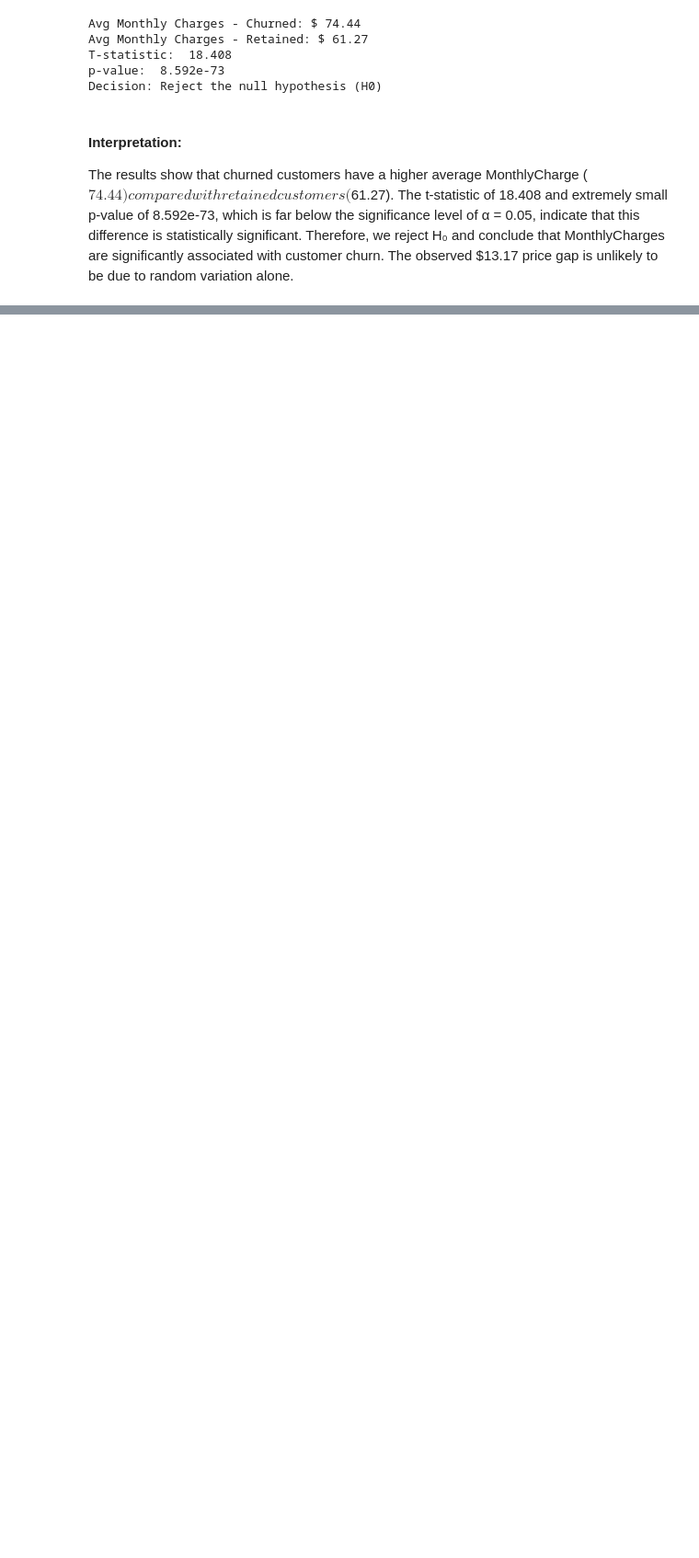
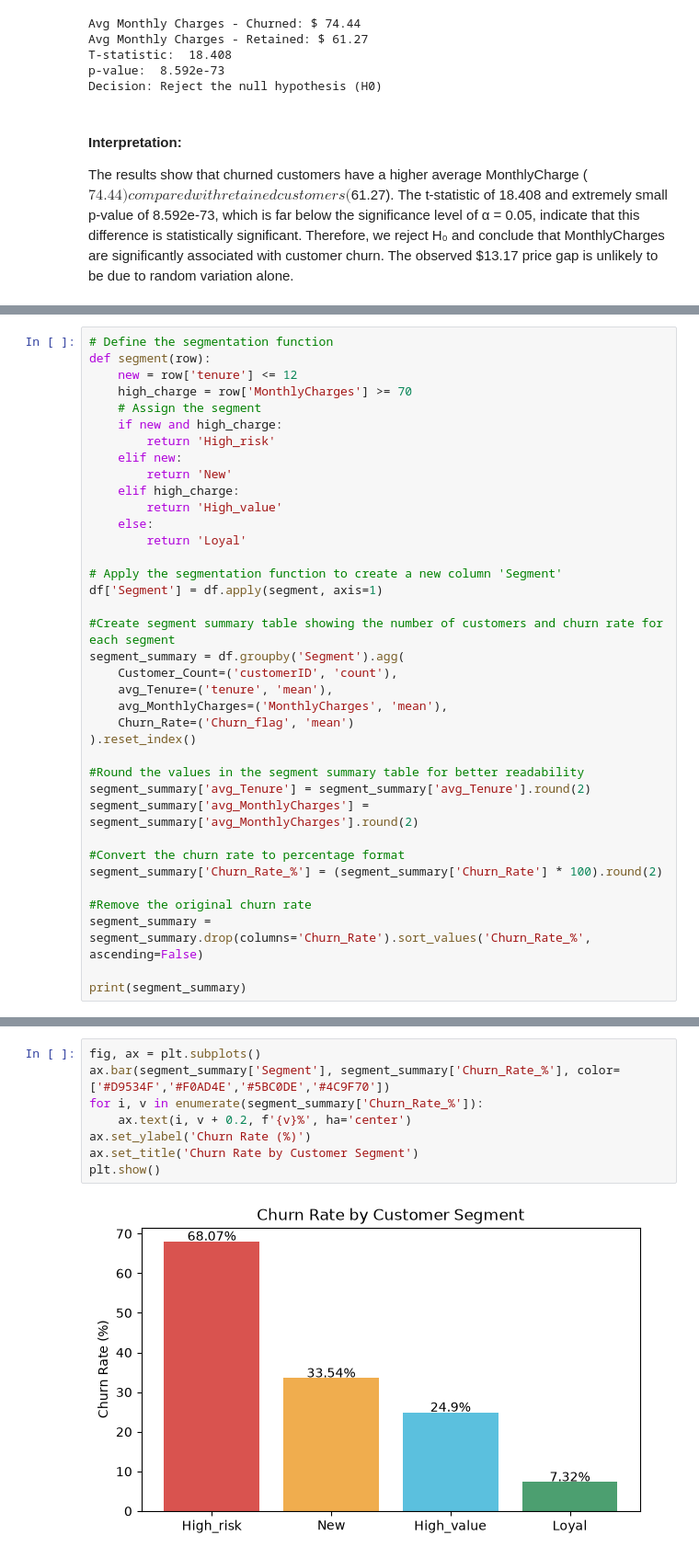
Before and after one commit to Aneesa254/Customer-Churn-Retention-Analysis-Project, a Jupyter notebook: Task4_Customer_Churn_Analysis.ipynb, the cells around one changed output, grey strips where cells are left out. Shown at 92% size. Cells and saved outputs as stored; diff of their text form; blank space fills up the shorter version.

```diff
--- a/Task4_Customer_Churn_Analysis.ipynb
+++ b/Task4_Customer_Churn_Analysis.ipynb
@@ -449,0 +458,37 @@ The results show that churned customers have a higher average MonthlyCharge ($74
+# %%
+# Define the segmentation function
+def segment(row):
+    new = row['tenure'] <= 12
+    high_charge = row['MonthlyCharges'] >= 70
+    # Assign the segment
+    if new and high_charge:
+        return 'High_risk'
+    elif new:
+        return 'New'
+    elif high_charge:
+        return 'High_value'
+    else:
+        return 'Loyal'
+
+# Apply the segmentation function to create a new column 'Segment'
+df['Segment'] = df.apply(segment, axis=1)
+
+#Create segment summary table showing the number of customers and churn rate for each segment
+segment_summary = df.groupby('Segment').agg(
+    Customer_Count=('customerID', 'count'),
+    avg_Tenure=('tenure', 'mean'),
+    avg_MonthlyCharges=('MonthlyCharges', 'mean'),
+    Churn_Rate=('Churn_flag', 'mean')
+).reset_index()
+
+#Round the values in the segment summary table for better readability
+segment_summary['avg_Tenure'] = segment_summary['avg_Tenure'].round(2)
+segment_summary['avg_MonthlyCharges'] = segment_summary['avg_MonthlyCharges'].round(2)
+
+#Convert the churn rate to percentage format
+segment_summary['Churn_Rate_%'] = (segment_summary['Churn_Rate'] * 100).round(2)
+
+#Remove the original churn rate
+segment_summary = segment_summary.drop(columns='Churn_Rate').sort_values('Churn_Rate_%', ascending=False)
+
+print(segment_summary)
@@ -449,0 +501,10 @@ The results show that churned customers have a higher average MonthlyCharge ($74
+# %%
+fig, ax = plt.subplots()
+ax.bar(segment_summary['Segment'], segment_summary['Churn_Rate_%'], color=['#D9534F','#F0AD4E','#5BC0DE','#4C9F70'])
+for i, v in enumerate(segment_summary['Churn_Rate_%']):
+    ax.text(i, v + 0.2, f'{v}%', ha='center')
+ax.set_ylabel('Churn Rate (%)')
+ax.set_title('Churn Rate by Customer Segment')
+plt.show()
+# %% [output]
+[figure, added]
```
Also changed, not shown: parts of 14 cells of this notebook, 1 other file.
